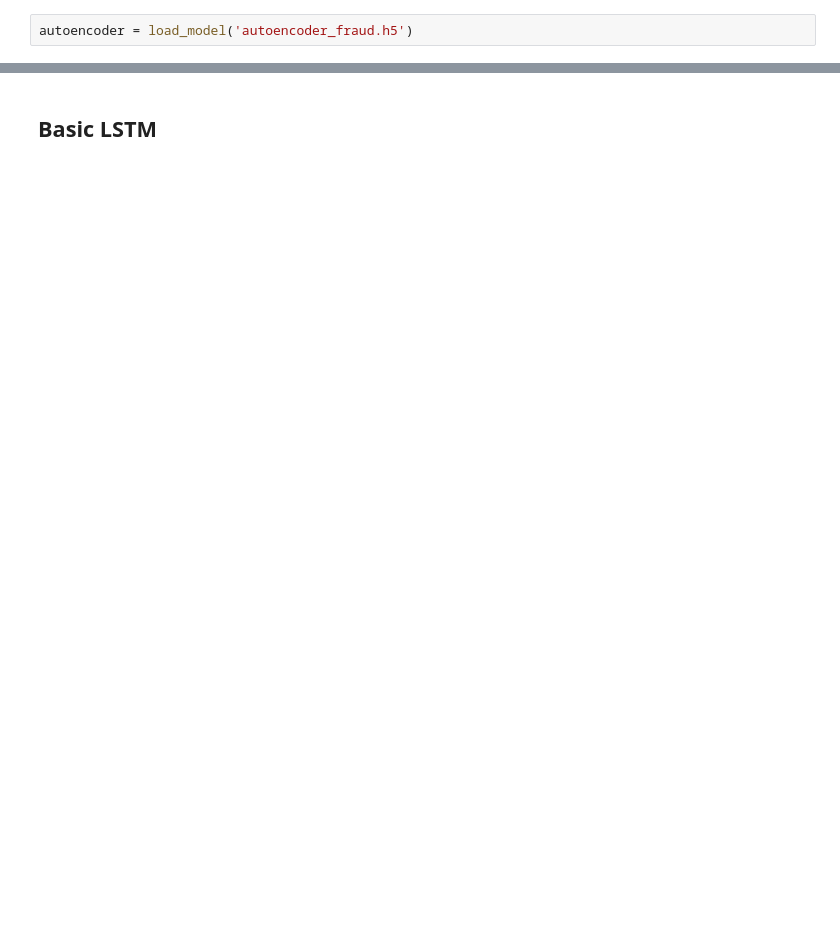
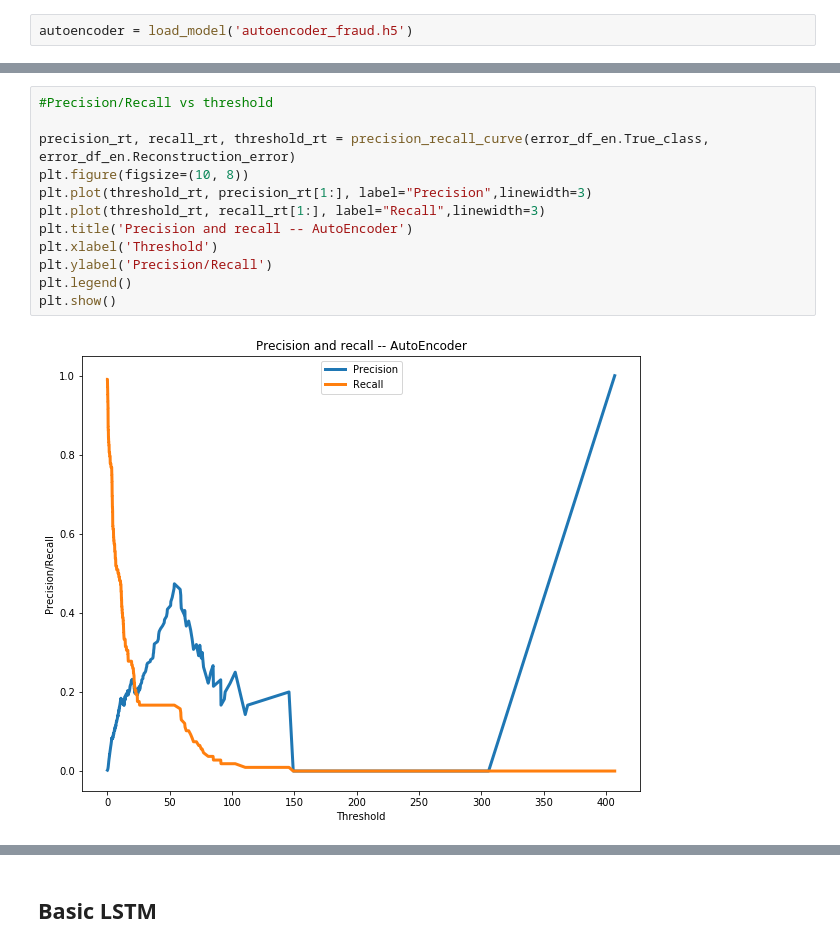
Before and after one commit to pharoah/Credit-Card-Fraud-Detection---Capstone-Project, a Jupyter notebook: CreditCard Fraud Detection - Capstone Project.ipynb, the cells around one changed output, grey strips where cells are left out. Drawn from its saved outputs; the diff is of its cells as text; blank space fills up the shorter version.

```diff
--- a/CreditCard Fraud Detection - Capstone Project.ipynb
+++ b/CreditCard Fraud Detection - Capstone Project.ipynb
@@ -424,0 +420,14 @@ model_AUPRC['AutoEncoder'] = roc_auc
+# %%
+#Precision/Recall vs threshold
+
+precision_rt, recall_rt, threshold_rt = precision_recall_curve(error_df_en.True_class, error_df_en.Reconstruction_error)
+plt.figure(figsize=(10, 8))
+plt.plot(threshold_rt, precision_rt[1:], label="Precision",linewidth=3)
+plt.plot(threshold_rt, recall_rt[1:], label="Recall",linewidth=3)
+plt.title('Precision and recall -- AutoEncoder')
+plt.xlabel('Threshold')
+plt.ylabel('Precision/Recall')
+plt.legend()
+plt.show()
+# %% [output]
+[figure, added]
```
Also changed, not shown: parts of 41 cells of this notebook, 13 other files.
